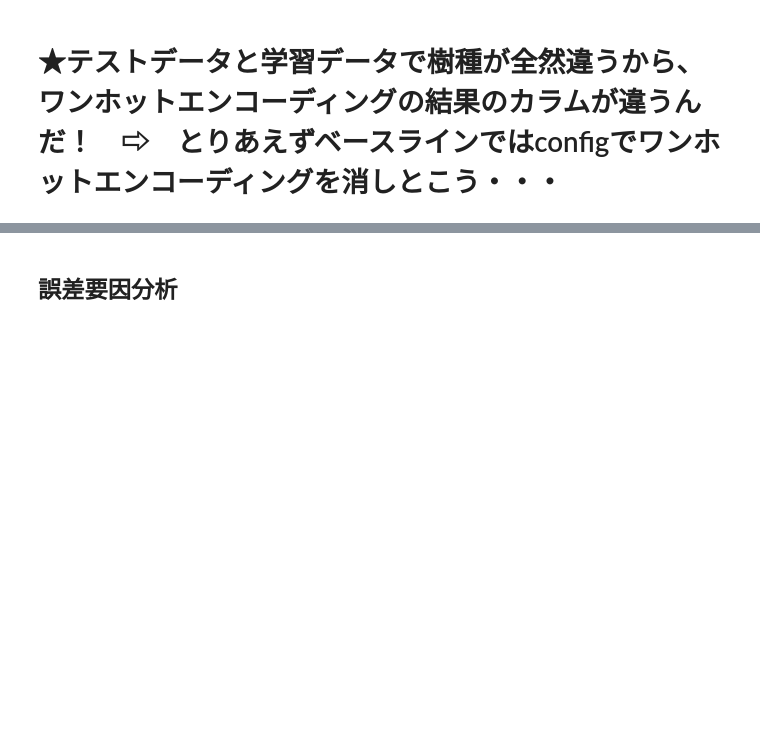
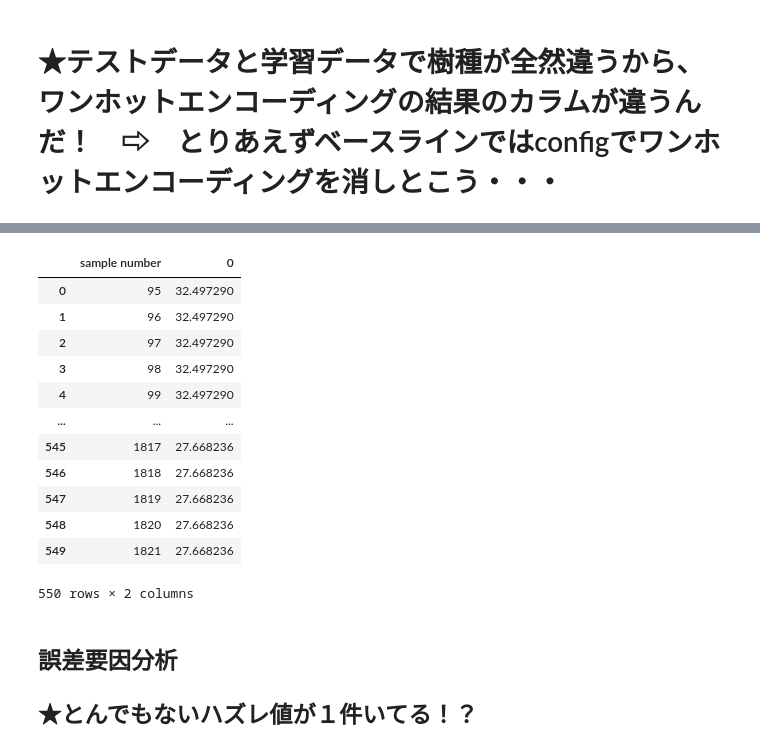
Before and after one commit to keiseki-eng/My_Python_project, a Jupyter notebook: 10.Notebook/含水率予測.ipynb, the cells around one changed output, grey strips where cells are left out. Cells and saved outputs as stored; diff of their text form; code cells hidden in the pictures; blank space fills up the shorter version.

```diff
--- a/10.Notebook/含水率予測.ipynb
+++ b/10.Notebook/含水率予測.ipynb
@@ -272,3 +255,18 @@ X_train, X_valid, y_train, y_valid = train_test_split(X_all, y_all, test_size=0.
+# %%
+cat_cols = ["species number", "樹種"]
+
+for c in cat_cols:
+    X_train[c] = X_train[c].astype("category")
+
+    X_valid[c] = pd.Categorical(
+        X_valid[c],
+        categories=X_train[c].cat.categories
+    )
+
+    df_test[c] = pd.Categorical(
+        df_test[c],
+        categories=X_train[c].cat.categories
+    )
 # %% [markdown]
 ## 07.モデル学習
 # %%
@@ -407,12 +415,12 @@ print(test_cols - train_cols)
 # %%
 # 特徴量の選定
-df_test_p = df_test[feature_list].copy()
+# df_test_p = df_test[feature_list].copy()
 # df_test_p["unit_area"] = np.log1p(df_test_p["unit_area"])
 
 
 
 # 予測
-y_pred  = np.expm1(model.predict(df_test_p))
-# y_scores_submit = np.clip(y_pred, 6e6, 1e8)
+# y_pred  = np.expm1(model.predict(df_test_p))
+y_scores_submit = model.predict(df_test)
 
 print(y_scores_submit)
@@ -419,13 +445,28 @@ print(y_scores_submit)
 # %%
-
 #提出用csvの作成
 df_scores_submit = pd.DataFrame(y_scores_submit)
+df_submit = pd.concat([df_test["sample number"], df_scores_submit], axis=1)
 
-# df_submit = pd.concat([df_test["id"], df_scores_submit], axis=1)
-# df_scores_submit.index = df_scores_submit.index + 1
-df_scores_submit.to_csv("submit.csv", index=True, header=False)
+df_submit.to_csv("submit.csv", index=False, header=False)
+# %%
+df_submit
+# %% [output]
+|  | sample number | 0 |
+| 0 | 95 | 32.497290 |
+| 1 | 96 | 32.497290 |
+| 2 | 97 | 32.497290 |
+| 3 | 98 | 32.497290 |
+| 4 | 99 | 32.497290 |
+| ... | ... | ... |
+| 545 | 1817 | 27.668236 |
+| 546 | 1818 | 27.668236 |
+| 547 | 1819 | 27.668236 |
+| 548 | 1820 | 27.668236 |
+| 549 | 1821 | 27.668236 |
+550 rows × 2 columns
 # %% [markdown]
 ## 誤差要因分析
+## ★とんでもないハズレ値が１件いてる！？
 # %%
 # valid予測
 y_pred_valid = model.predict(X_valid, num_iteration=model.best_iteration)
```
Also changed, not shown: parts of 14 cells of this notebook.
